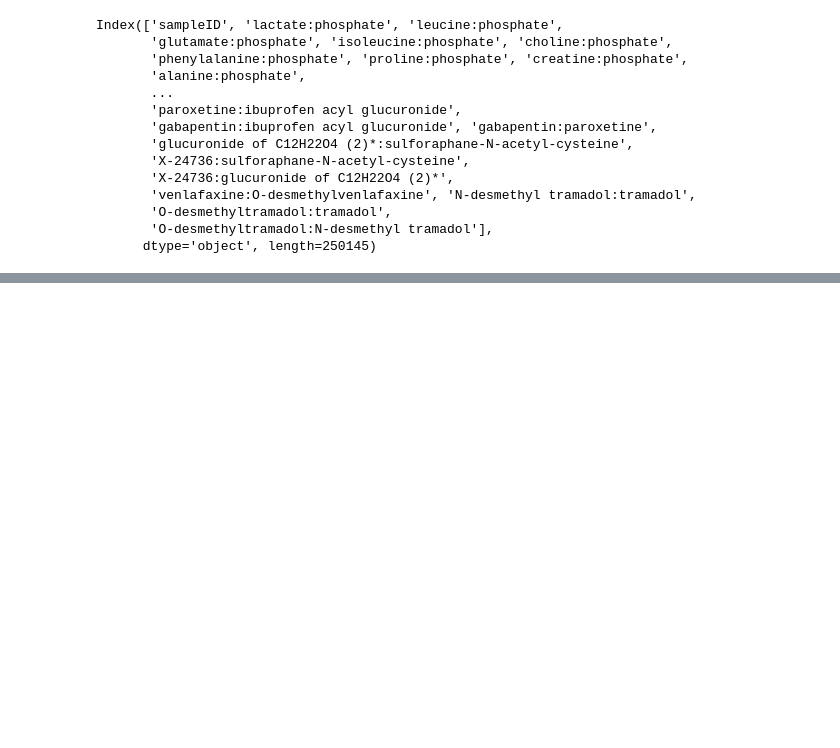
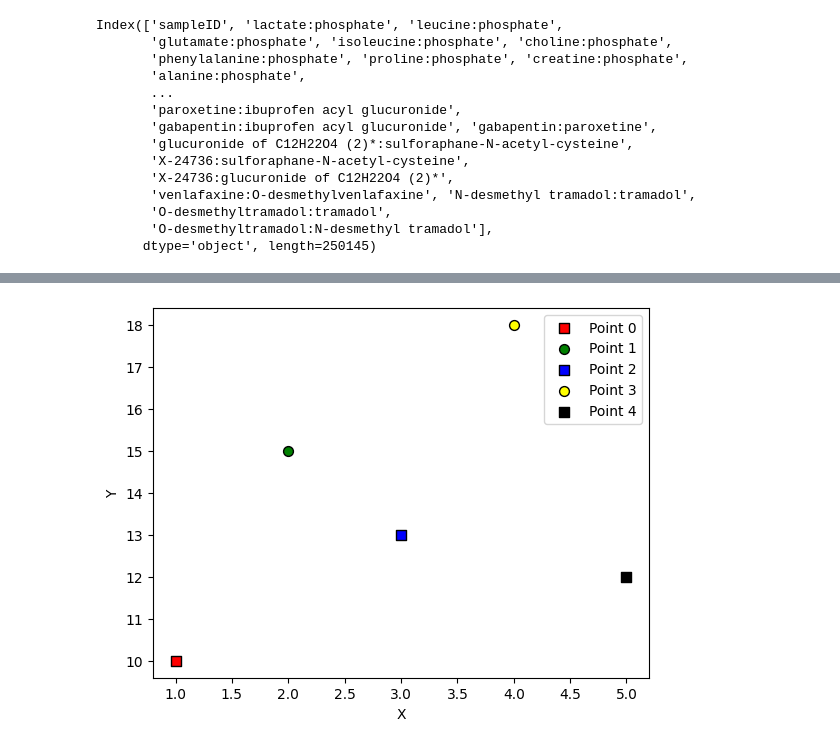
Before and after one commit to AmauryMaros/mgss2, a Jupyter notebook: draft.ipynb, the cells around one changed output, grey strips where cells are left out. Drawn from its saved outputs; the diff is of its cells as text; code cells hidden in the pictures; blank space fills up the shorter version.

```diff
--- a/draft.ipynb
+++ b/draft.ipynb
@@ -280,0 +337,34 @@ Index(['sampleID', 'lactate:phosphate', 'leucine:phosphate',
+# %%
+import pandas as pd
+import matplotlib.pyplot as plt
+import matplotlib.markers as markers
+
+# Sample DataFrame with a 'Color' column
+data = {'X': [1, 2, 3, 4, 5],
+        'Y': [10, 15, 13, 18, 12],
+        'Color': ['red', 'green', 'blue', 'yellow', 'black']}
+df = pd.DataFrame(data)
+
+# Create a new column 'Marker' based on some criteria
+# For example, you can assign markers based on the 'Y' values
+df['Marker'] = [markers.MarkerStyle('o') if y > 14 else markers.MarkerStyle('s') for y in df['Y']]
+
+# Plot the DataFrame using the 'Marker' and 'Color' columns
+fig, ax = plt.subplots()
+for i, row in df.iterrows():
+    ax.scatter(
+        row['X'],
+        row['Y'],
+        marker=row['Marker'],
+        color=row['Color'],  # Use the 'Color' column to specify the color
+        label=f'Point {i}',
+        edgecolor='black',
+        s=50
+    )
+
+ax.set_xlabel('X')
+ax.set_ylabel('Y')
+ax.legend()
+plt.show()
+# %% [output]
+[figure, added]
```
Also changed, not shown: parts of 3 cells of this notebook, 3 other files.
